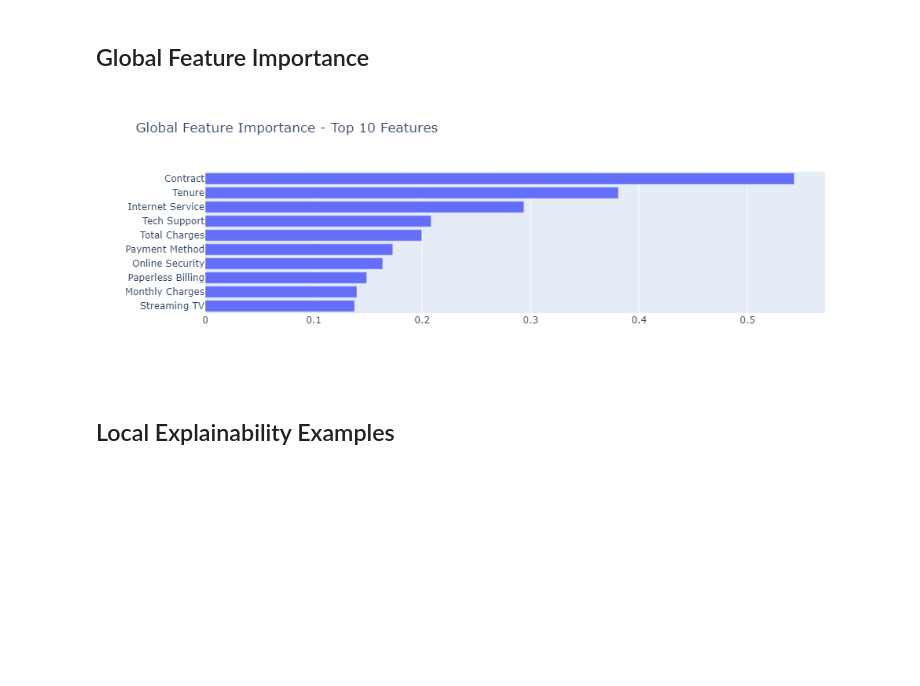
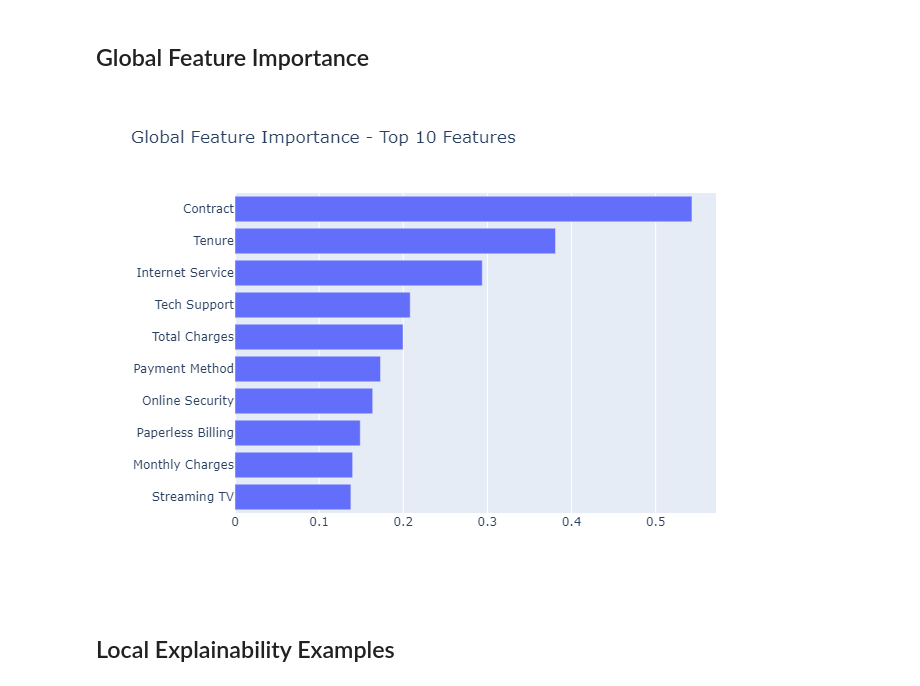
Before and after one commit to DeanVogt/Data-Science-Examples, a Jupyter notebook: ML Binary Classification Example.ipynb, the cells around one changed output. Drawn from its saved outputs; the diff is of its cells as text; code cells hidden in the pictures; blank space fills up the shorter version.

Commit message:
Rendering plots in GitHub

```diff
--- a/ML Binary Classification Example.ipynb
+++ b/ML Binary Classification Example.ipynb
@@ -333,21 +331,25 @@ display(Image(static_image_bytes))
 # %%
 NUM_GLOBAL_FEATURES_TO_SHOW = 10
 
 ebm_global = ebm_model.explain_global()
 
 global_importance_df = pd.DataFrame(ebm_global.data()).sort_values(by=['scores'], ascending=False, ignore_index=True)
 
 temp_df = global_importance_df[: NUM_GLOBAL_FEATURES_TO_SHOW]
 
 fig = px.bar(temp_df, x='scores', y='names', orientation='h',
              labels={'names':'', 'scores':''},
              title=f"Global Feature Importance - Top {NUM_GLOBAL_FEATURES_TO_SHOW} Features")
 
 fig.update_layout(yaxis=dict(autorange="reversed"), hovermode=False)
 
-fig.show()
+# To display in JupyterLab
+# fig.show()
+
+# To display in GitHub and JupyterLab
+display(Image(fig.to_image(format='png')))
 # %% [output]
-[figure, old version]
+[figure, new version]
 # %% [markdown]
 ## Local Explainability Examples
 # %%
```
Also changed, not shown: parts of 13 cells of this notebook.
